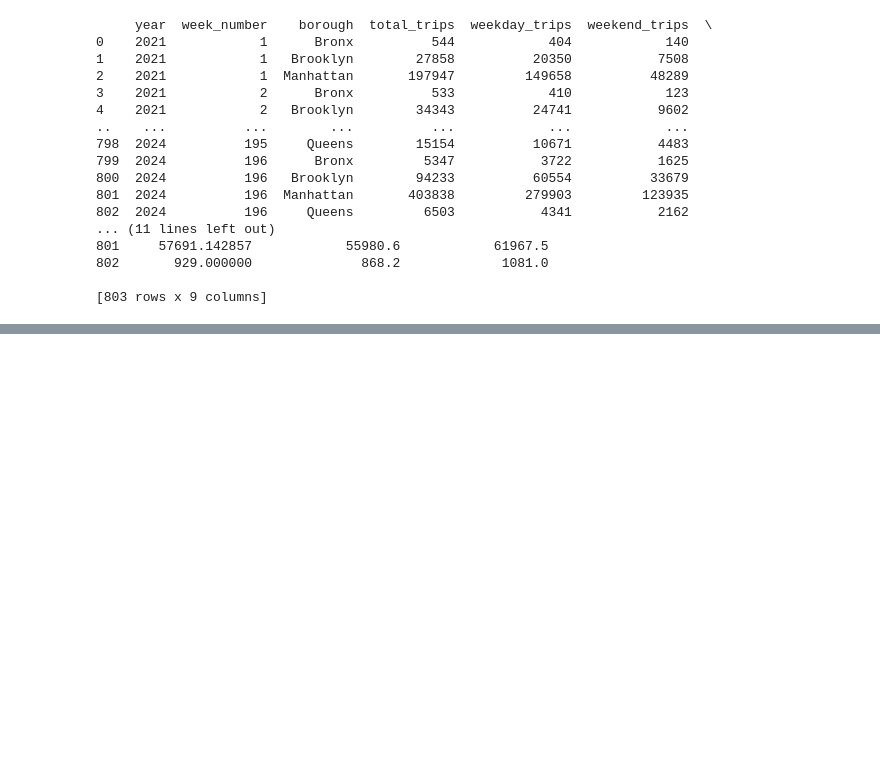
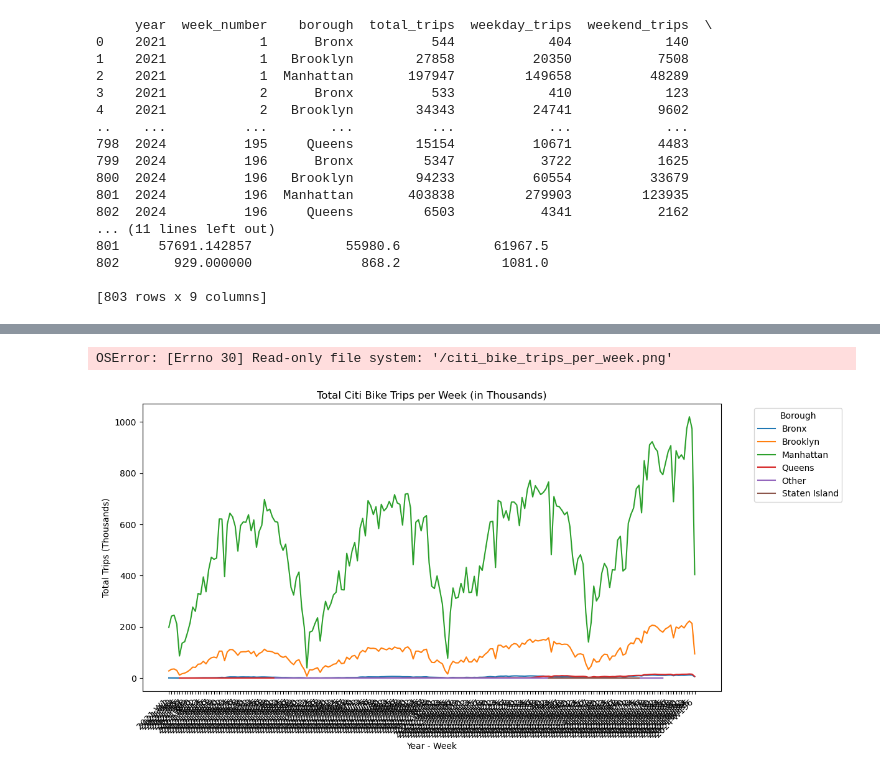
Before and after one commit to amyxqc/bikenyc2024, a Jupyter notebook: Initial.ipynb, the cells around one changed output, grey strips where cells are left out. Drawn from its saved outputs; the diff is of its cells as text; code cells hidden in the pictures; blank space fills up the shorter version.

```diff
--- a/Initial.ipynb
+++ b/Initial.ipynb
@@ -478,0 +515,34 @@ final_weekly_data.to_csv('/Users/amyxqc/Desktop/amy_bikenycfall2024/Data/Final/f
+# %%
+# Adjust the total trips to thousands for easier readability in the plot
+final_weekly_data['total_trips_thousands'] = final_weekly_data['total_trips'] / 1000
+
+# Create a new column for 'year-week' to use as x-axis labels
+final_weekly_data['year_week'] = final_weekly_data['year'].astype(str) + '-W' + final_weekly_data['week_number'].astype(str)
+
+# Plotting
+plt.figure(figsize=(12, 6))
+
+# Iterate over the boroughs and plot each one
+for borough in final_weekly_data['borough'].unique():
+    subset = final_weekly_data[final_weekly_data['borough'] == borough]
+    plt.plot(subset['year_week'], subset['total_trips_thousands'], label=borough)
+
+# Adding labels and title
+plt.title('Total Citi Bike Trips per Week (in Thousands)')
+plt.xlabel('Year - Week')
+plt.ylabel('Total Trips (Thousands)')
+
+# Rotate x-axis labels for better readability
+plt.xticks(rotation=45, ha='right')
+
+# Add a legend to differentiate between boroughs
+plt.legend(title='Borough', bbox_to_anchor=(1.05, 1), loc='upper left')
+
+# Save the plot as an image
+plt.savefig('citi_bike_trips_per_week.png', dpi=300, bbox_inches='tight')
+
+# Display the plot
+plt.show()
+# %% [output]
+OSError: [Errno 30] Read-only file system: '/citi_bike_trips_per_week.png'
+[figure, added]
```
Also changed, not shown: parts of 6 cells of this notebook, 10 other files.
